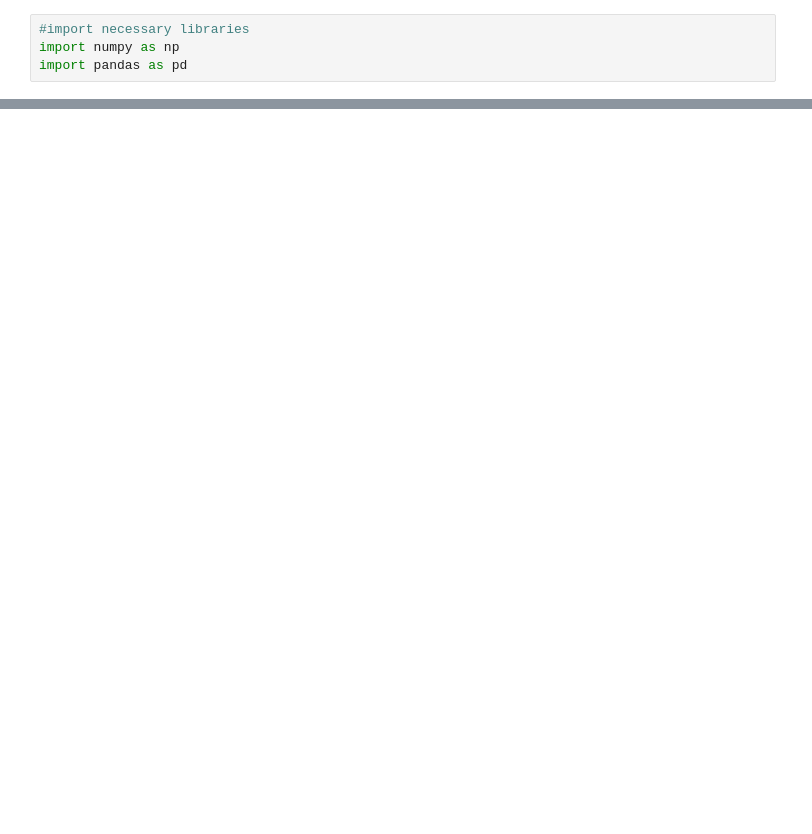
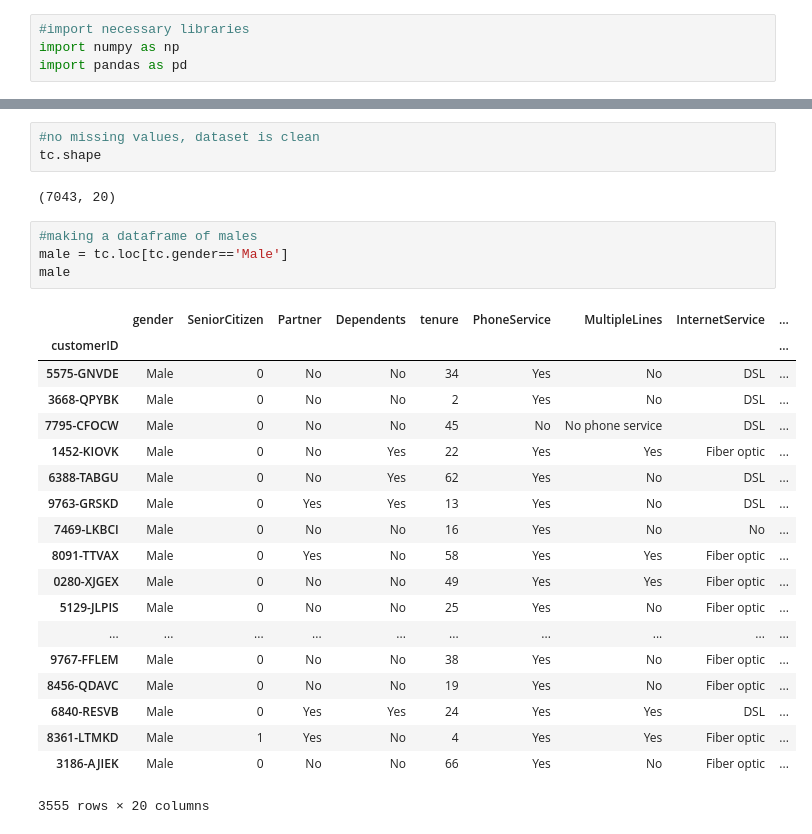
Before and after one commit to ArunimSamudra/eda-taskphase-arunimsamudra, a Jupyter notebook: Telco_analysis.ipynb, the cells around one changed output, grey strips where cells are left out. Cells and saved outputs as stored; diff of their text form; blank space fills up the shorter version.

```diff
--- a/Telco_analysis.ipynb
+++ b/Telco_analysis.ipynb
@@ -53,0 +65,29 @@ df.describe()
+# %%
+#no missing values, dataset is clean
+tc.shape
+# %% [output]
+(7043, 20)
+# %%
+#making a dataframe of males
+male = tc.loc[tc.gender=='Male']
+male
+# %% [output]
+|  | gender | SeniorCitizen | Partner | Dependents | tenure | PhoneService | MultipleLines | InternetService | ... |
+| customerID |  |  |  |  |  |  |  |  | ... |
+| 5575-GNVDE | Male | 0 | No | No | 34 | Yes | No | DSL | ... |
+| 3668-QPYBK | Male | 0 | No | No | 2 | Yes | No | DSL | ... |
+| 7795-CFOCW | Male | 0 | No | No | 45 | No | No phone service | DSL | ... |
+| 1452-KIOVK | Male | 0 | No | Yes | 22 | Yes | Yes | Fiber optic | ... |
+| 6388-TABGU | Male | 0 | No | Yes | 62 | Yes | No | DSL | ... |
+| 9763-GRSKD | Male | 0 | Yes | Yes | 13 | Yes | No | DSL | ... |
+| 7469-LKBCI | Male | 0 | No | No | 16 | Yes | No | No | ... |
+| 8091-TTVAX | Male | 0 | Yes | No | 58 | Yes | Yes | Fiber optic | ... |
+| 0280-XJGEX | Male | 0 | No | No | 49 | Yes | Yes | Fiber optic | ... |
+| 5129-JLPIS | Male | 0 | No | No | 25 | Yes | No | Fiber optic | ... |
+| ... | ... | ... | ... | ... | ... | ... | ... | ... | ... |
+| 9767-FFLEM | Male | 0 | No | No | 38 | Yes | No | Fiber optic | ... |
+| 8456-QDAVC | Male | 0 | No | No | 19 | Yes | No | Fiber optic | ... |
+| 6840-RESVB | Male | 0 | Yes | Yes | 24 | Yes | Yes | DSL | ... |
+| 8361-LTMKD | Male | 1 | Yes | No | 4 | Yes | Yes | Fiber optic | ... |
+| 3186-AJIEK | Male | 0 | No | No | 66 | Yes | No | Fiber optic | ... |
+3555 rows × 20 columns
```
Also changed, not shown: parts of 50 cells of this notebook.
